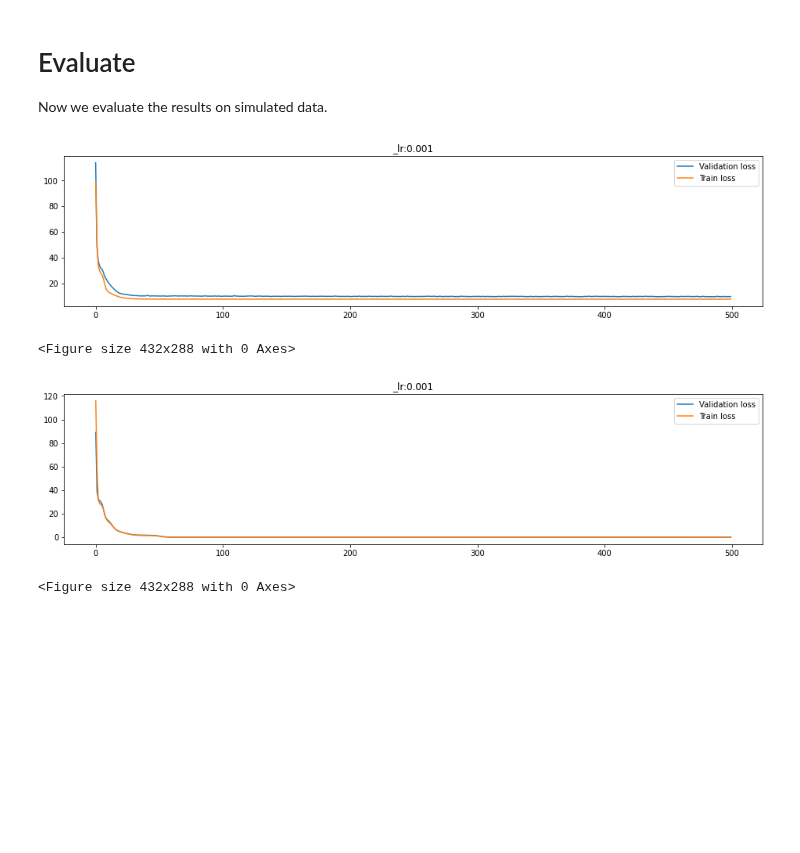
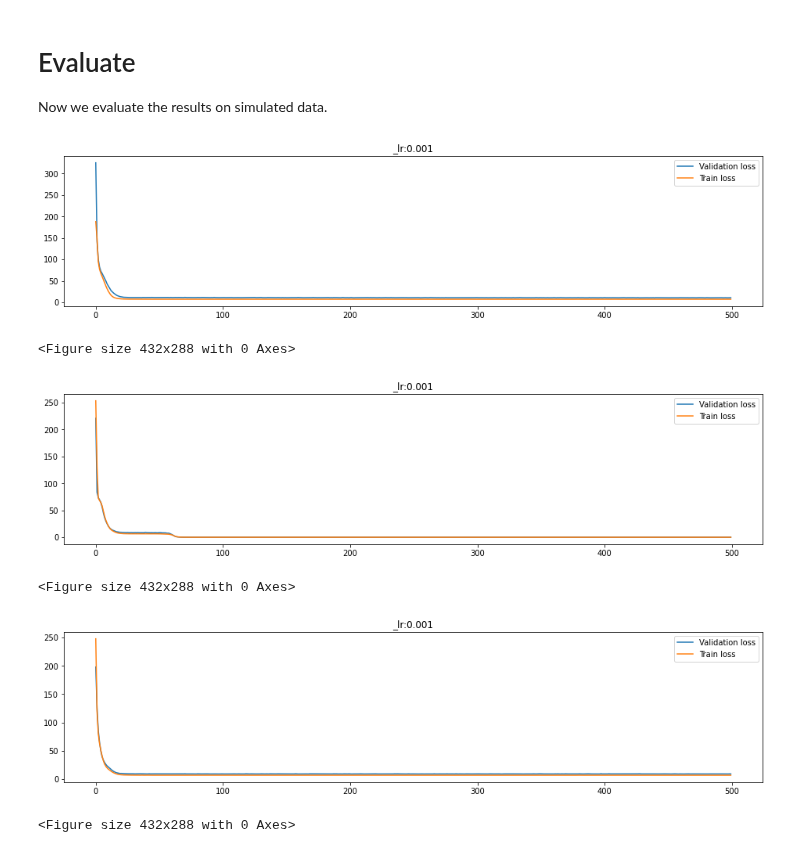
Before and after one commit to CLINDA-AAU/AAUtoSig, a Jupyter notebook: clamp_vs_relu.ipynb, the cells around one changed output. Saved outputs shown, nothing was run; the diff lists cells and outputs as text; code cells hidden in the pictures; blank space fills up the shorter version.

```diff
--- a/clamp_vs_relu.ipynb
+++ b/clamp_vs_relu.ipynb
@@ -14,6 +18,8 @@ from functions import simulate_counts, plotsigs, cosine_HA, split_data
 # %% [markdown]
 # Clamp_ model
 Firstly we implement the NMFAE model, which is a one-hidden layer linear autoencoder. Here the non-negativity constraint is enforced by a clamp_ argument in the training method.
+# %%
+m_pg = AAUtoSig(96, 5, non_negativity = None)
 # %% [markdown]
 # ReLU model
 Secondly we implement the same NMFAE model, but now the non-negativity constraint is enforced by introducing a ReLU activation function after encoding.
@@ -20,30 +135,36 @@ Secondly we implement the same NMFAE model, but now the non-negativity constrain
 # %% [markdown]
 # Evaluate
 Now we evaluate the results on simulated data.
+# %%
+n_sigs = 5
+
+V,S,E = simulate_counts(5, 2000)
+train_data, validation_data = split_data(V.T, 0.8)
+trinucleotide = V.index
+mutation = [t[2:5] for t in trinucleotide]
+
+
+# Validation using MSE Loss function
+loss_function = torch.nn.MSELoss(reduction='mean')
+
+# Using an Adam Optimizer with lr = 1e-3
+optimizer_pg = torch.optim.Adam(m_pg.parameters(),
+                            lr = 1e-3)
+optimizer_relu = torch.optim.Adam(m_relu.parameters(),
+                            lr = 1e-3)
+optimizer_comb = torch.optim.Adam(m_comb.parameters(),
+                            lr = 1e-3)
+# %% [output]
+[figure, added]
+<Figure size 432x288 with 0 Axes>
+[figure, added]
+<Figure size 432x288 with 0 Axes>
+[figure, added]
+<Figure size 432x288 with 0 Axes>
 # %%
-n_sigs = 5
 
-m_clamp = AAUtoSig(96, 5, non_negativity = None)
-m_relu = AAUtoSig(96, 5, non_negativity = "ReLU")
-
-V,S,E = simulate_counts(5, 2000)
-train_data, validation_data = split_data(V.T, 0.8)
-trinucleotide = V.index
-mutation = [t[2:5] for t in trinucleotide]
-
-
-# Validation using MSE Loss function
-loss_function = torch.nn.MSELoss(reduction='mean')
-
-# Using an Adam Optimizer with lr = 1e-3
-optimizer_clamp = torch.optim.Adam(m_clamp.parameters(),
-                            lr = 1e-3)
-optimizer_relu = torch.optim.Adam(m_relu.parameters(),
-                            lr = 1e-3)
-
-np.random.seed(20)
 train_AAUtoSig(epochs = 500,
-                model = m_clamp,
+                model = m_pg,
                 x_train = train_data,
                 x_test = validation_data,
                 criterion = loss_function,
@@ -57,7 +178,6 @@ sigs_clamp = m_clamp.dec1.weight.data
 sigs_clamp = pd.DataFrame(sigs_clamp.numpy())
 
 # Using an Adam Optimizer with lr = 1e-3
-np.random.seed(20)
 train_AAUtoSig(epochs = 500,
                 model = m_relu,
                 x_train = train_data,
@@ -71,11 +191,25 @@ train_AAUtoSig(epochs = 500,
 #the weights of the decoding layer (dec1) is where we find the signatures.
 sigs_relu = F.relu(m_relu.dec1.weight.data)
 sigs_relu = pd.DataFrame(sigs_relu.numpy())
+
+
+#the weights of the decoding layer (dec1) is where we find the signatures.
+sigs_clamp = m_clamp.dec1.weight.data
+sigs_clamp = pd.DataFrame(sigs_clamp.numpy())
+
+train_AAUtoSig(epochs = 500,
+                model = m_comb,
+                x_train = train_data,
+                x_test = validation_data,
+                criterion = loss_function,
+                optimizer = optimizer_comb,
+                batch_size = 16,
+                non_negative = "bases")
+
+
+#the weights of the decoding layer (dec1) is where we find the signatures.
+sigs_comb = F.relu(m_comb.dec1.weight.data)
+sigs_comb = pd.DataFrame(sigs_comb.numpy())
-# %% [output]
-[figure, removed]
-<Figure size 432x288 with 0 Axes>
-[figure, removed]
-<Figure size 432x288 with 0 Axes>
 # %%
 cosine_clamp, perm_clamp = cosine_HA(sigs_clamp.T, S.T)
 cosine_relu, perm_relu = cosine_HA(sigs_relu.T, S.T)
```
Also changed, not shown: parts of 10 cells of this notebook, 1 other file.
